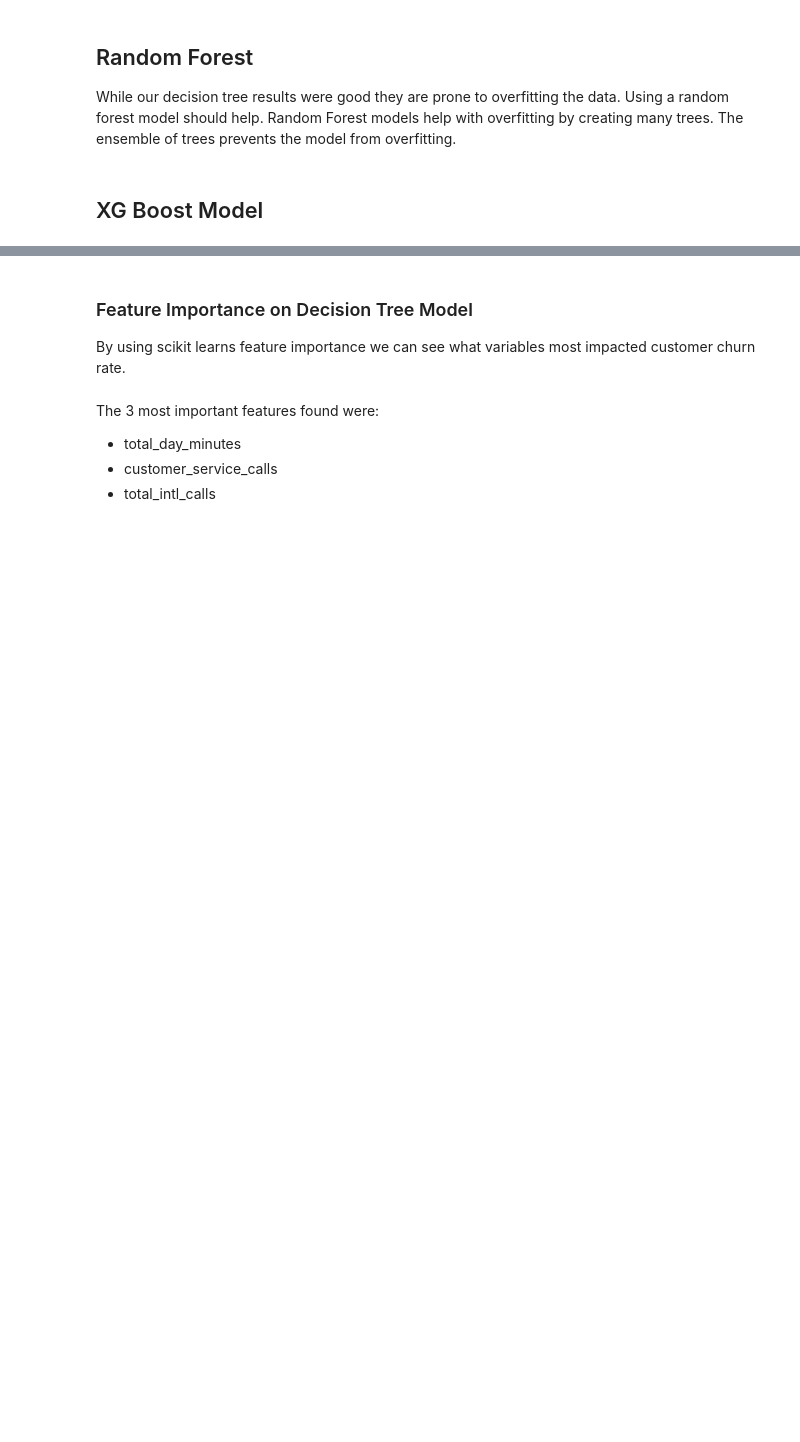
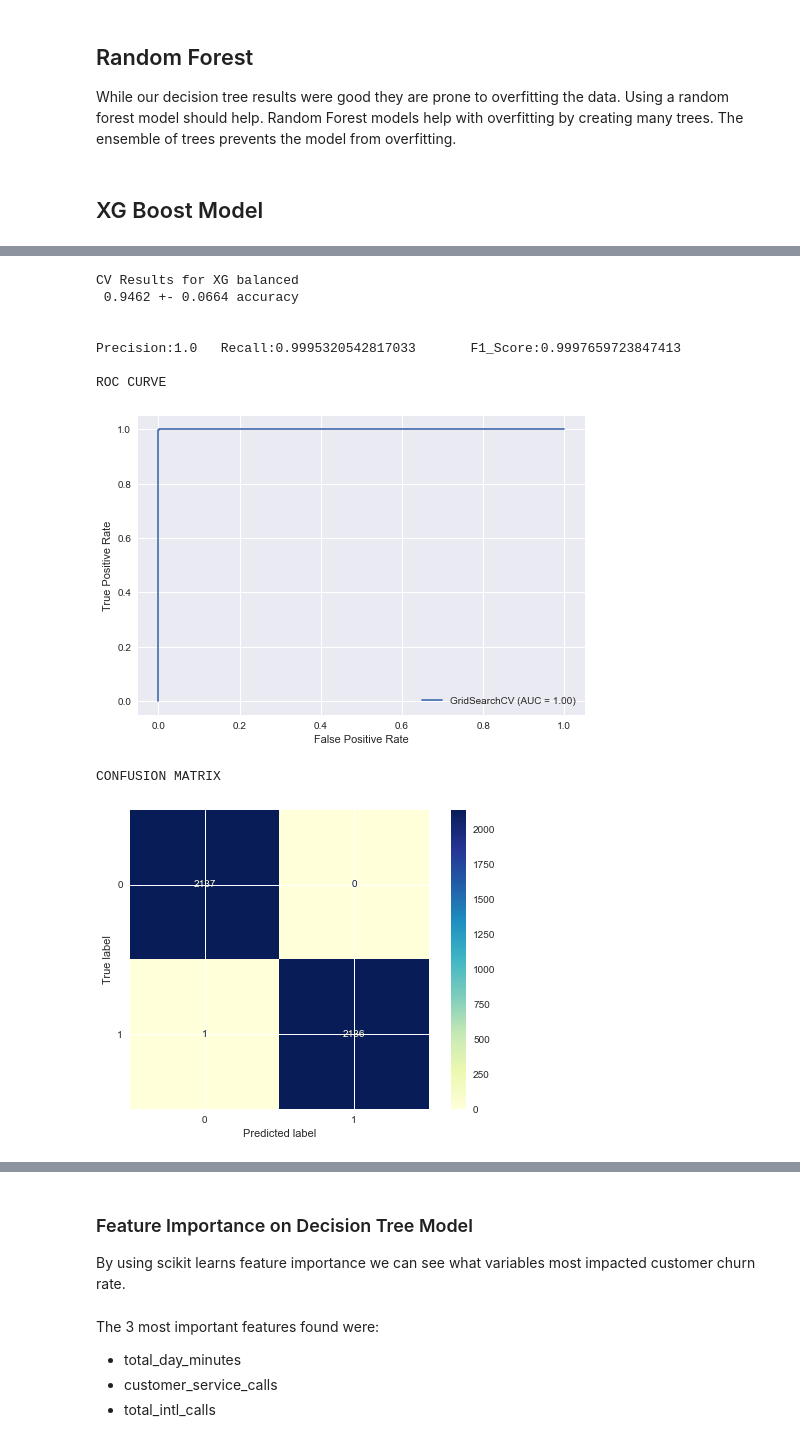
Before and after one commit to SSGrasland/SyriaTel-Customer-Churn-Rate, a Jupyter notebook: Phase 3 Notebook.ipynb, the cells around one changed output, grey strips where cells are left out. Cells and saved outputs as stored; diff of their text form; code cells hidden in the pictures; blank space fills up the shorter version.

```diff
--- a/Phase 3 Notebook.ipynb
+++ b/Phase 3 Notebook.ipynb
@@ -648,8 +422,19 @@ model_dict
 # %%
 #running XG Boost on our resampled data
-xg.fit(resampled_X_train, resampled_y_train)
-xg_result_b= Model_test('XG balanced', xg, resampled_X_train, resampled_y_train)
+gs_xg.fit(resampled_X_train, resampled_y_train)
+xg_result_b= Model_test('XG balanced', gs_xg, resampled_X_train, resampled_y_train)
 xg_result_b.print_summary()
+# %% [output]
+CV Results for XG balanced
+ 0.9462 +- 0.0664 accuracy
+
+
+Precision:1.0   Recall:0.9995320542817033       F1_Score:0.9997659723847413
+
+ROC CURVE
+[figure, added]
+CONFUSION MATRIX
+[figure, added]
 # %%
 model_dict['XG balanced'] = xg_result_b.model_recall()
 model_dict
```
Also changed, not shown: parts of 59 cells of this notebook.
